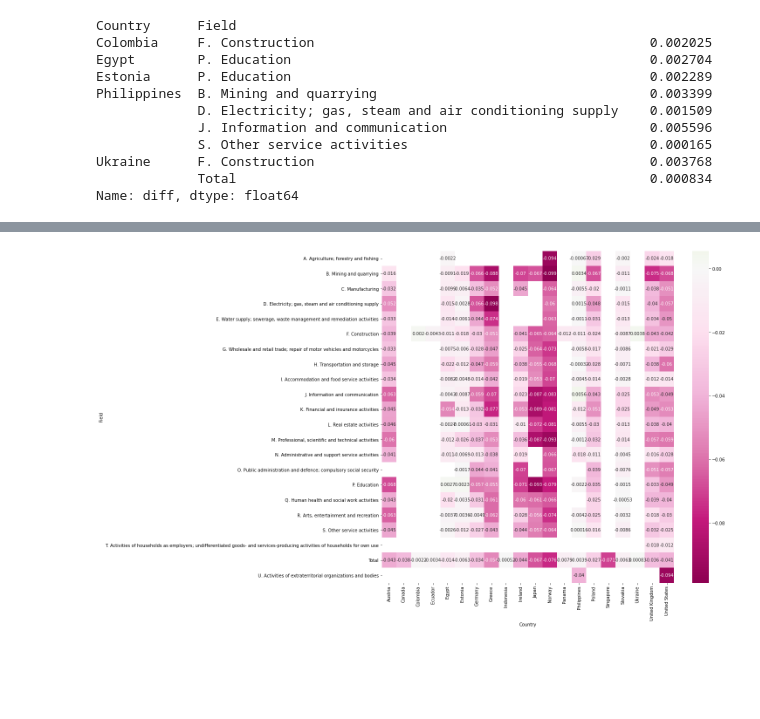
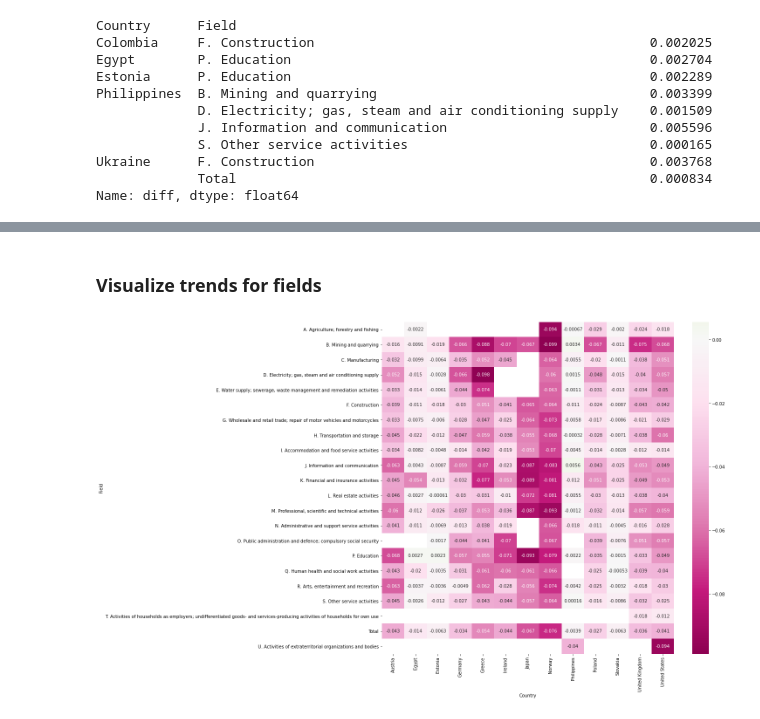
Before and after one commit to Vergenter/familyWealth, a Jupyter notebook: real_wealth_trend_calculation.ipynb, the cells around one changed output, grey strips where cells are left out. Saved outputs shown, nothing was run; the diff lists cells and outputs as text; code cells hidden in the pictures; blank space fills up the shorter version.

Commit message:
add conclusions and new visualization to trend calculation

```diff
--- a/real_wealth_trend_calculation.ipynb
+++ b/real_wealth_trend_calculation.ipynb
@@ -78,0 +107,5 @@ Name: diff, dtype: float64
+# %%
+not_enough_data = (df.groupby(level=0).size()<3)
+not_enough_data_indices = not_enough_data[not_enough_data].index
+reduced_data = df.drop(index=not_enough_data_indices,level=0)
+reduced_data["diff"][reduced_data["diff"]>0].head(50)
@@ -79,13 +121,15 @@ Name: diff, dtype: float64
+# %% [markdown]
+### Visualize trends for fields
 # %%
 import seaborn as sns
 import matplotlib.pyplot as plt
 
-table = df.pivot_table(
+table = reduced_data.pivot_table(
         values='diff',
         index="Field",
         columns='Country')
 
 fig, plot = plt.subplots(figsize = (15,14))
 plot = sns.heatmap(table,cmap="PiYG",annot=True,center=0)
 # %% [output]
-[figure, old version]
+[figure, new version]
```
Also changed, not shown: parts of 9 cells of this notebook.
